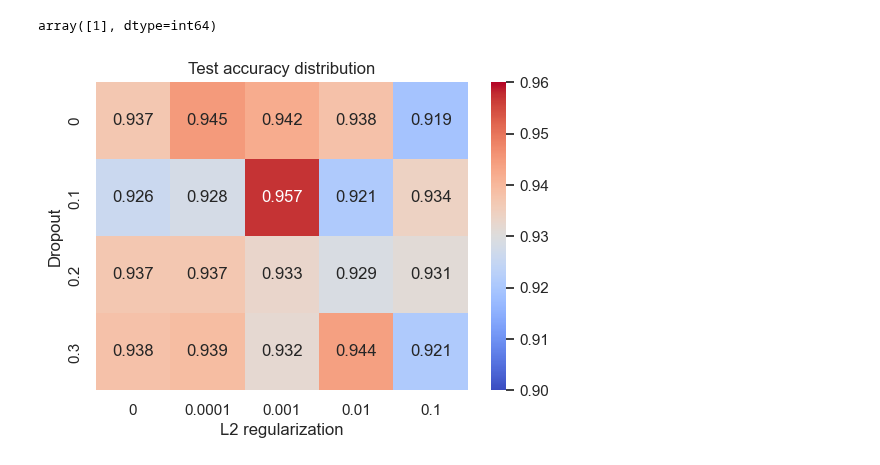
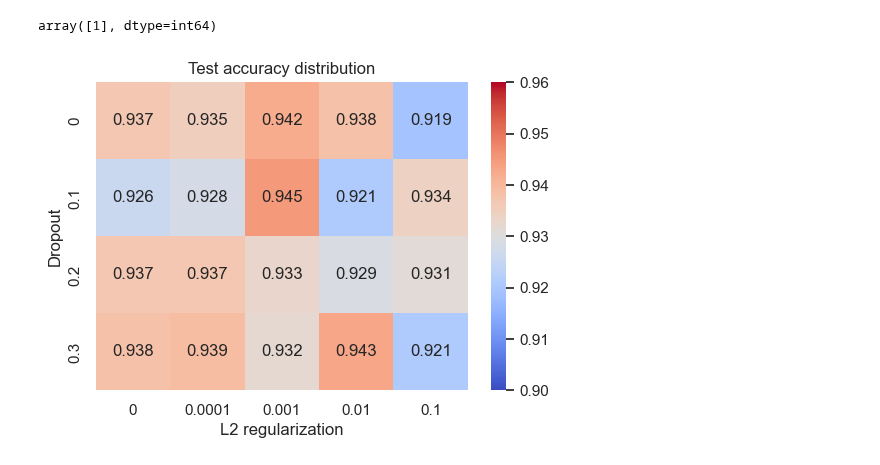
Before and after one commit to MCV-C3/project23-24-08, a Jupyter notebook: Task3/Explainability.ipynb, the cells around one changed output. Cells and saved outputs as stored; diff of their text form; code cells hidden in the pictures.

```diff
--- a/Task3/Explainability.ipynb
+++ b/Task3/Explainability.ipynb
@@ -1001,20 +1001,20 @@ for i, ax in enumerate(axes.flat):
 plt.show()
 # %%
 import seaborn as sns
-acc = np.array([[0.937, 0.945, 0.942, 0.938, 0.919],
-                [0.926, 0.928, 0.957, 0.921, 0.934],
+acc = np.array([[0.937, 0.935, 0.942, 0.938, 0.919],
+                [0.926, 0.928, 0.945, 0.921, 0.934],
                 [0.937, 0.937, 0.933, 0.929, 0.931],
-                [0.938, 0.939, 0.932, 0.944, 0.921]])
+                [0.938, 0.939, 0.932, 0.943, 0.921]])
 
 # Create the heatmap
 sns.set(font_scale=1)
 plt.figure(figsize=(6, 4))
 ax = sns.heatmap(acc, annot=True, cmap='coolwarm', fmt='g', vmin=0.9, vmax=0.96)
 ax.set_xticklabels([0, 0.0001, 0.001, 0.01, 0.1])
 ax.set_yticklabels([0, 0.1, 0.2, 0.3])
 ax.set_xlabel('L2 regularization')
 ax.set_ylabel('Dropout')
 ax.set_title('Test accuracy distribution')
 plt.show()
 # %% [output]
-[figure, old version]
+[figure, new version]
```
Also changed, not shown: parts of 4 cells of this notebook, 19 other files.
